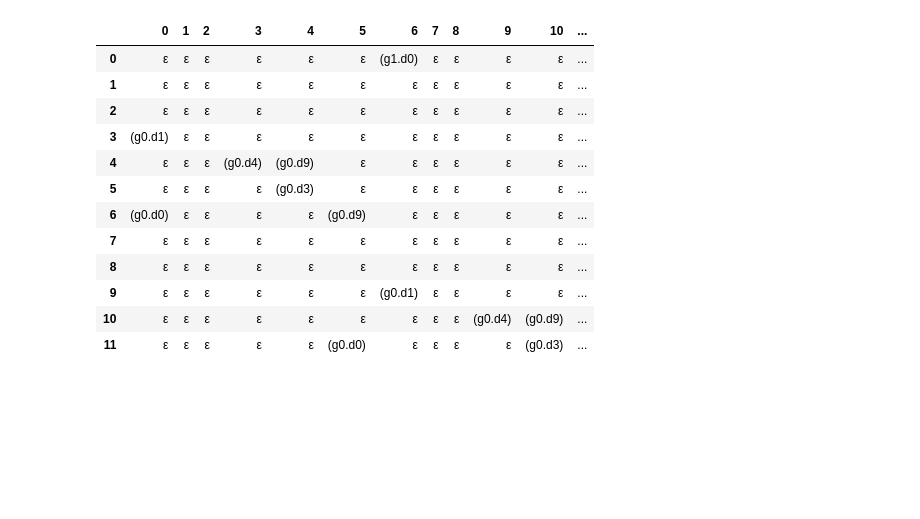
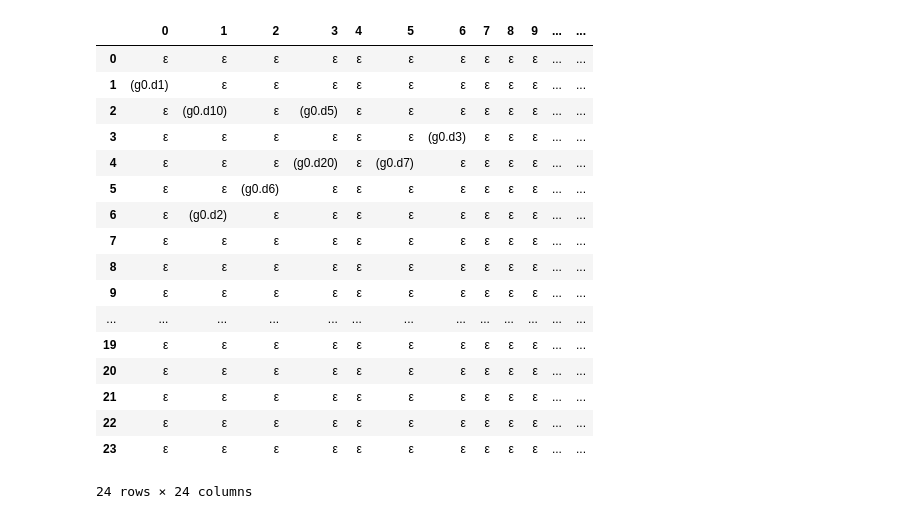
Before and after one commit to Kreijstal/electro-plating-lines, a Jupyter notebook: Experiments.ipynb, the cells around one changed output. Drawn from its saved outputs; the diff is of its cells as text; code cells hidden in the pictures; blank space fills up the shorter version.

```diff
--- a/Experiments.ipynb
+++ b/Experiments.ipynb
@@ -42,19 +25,51 @@ def print_table(data):
 
     return df.fillna('ε')
 # %%
+input_text = '''
+[0,12]=(g1.d0)
+[0,23]=(g1.d1)
+[1,0]=(g0.d1)
+[2,1]=(g0.d10)
+[2,3]=(g0.d5)
+[3,6]=(g0.d3)
+[4,3]=(g0.d20)
+[4,5]=(g0.d7)
+[5,2]=(g0.d6)
+[6,1]=(g0.d2)
+[11,4]=(g0.d8)
+[11,23]=(g1.d0)
+[12,0]=(g0.d0)
+[12,11]=(g0.d1)
+[13,12]=(g0.d1)
+[14,13]=(g0.d10)
+[14,15]=(g0.d5)
+[15,18]=(g0.d3)
+[16,15]=(g0.d20)
+[16,17]=(g0.d7)
+[17,14]=(g0.d6)
+[18,13]=(g0.d2)
+[23,11]=(g0.d0)
+[23,16]=(g0.d8)
+'''
+result = parse_file(input_text)
 print_table(result)
 # %% [output]
-|  | 0 | 1 | 2 | 3 | 4 | 5 | 6 | 7 | 8 | 9 | 10 | ... |
-| 0 | ε | ε | ε | ε | ε | ε | (g1.d0) | ε | ε | ε | ε | ... |
-| 1 | ε | ε | ε | ε | ε | ε | ε | ε | ε | ε | ε | ... |
-| 2 | ε | ε | ε | ε | ε | ε | ε | ε | ε | ε | ε | ... |
-| 3 | (g0.d1) | ε | ε | ε | ε | ε | ε | ε | ε | ε | ε | ... |
-| 4 | ε | ε | ε | (g0.d4) | (g0.d9) | ε | ε | ε | ε | ε | ε | ... |
-| 5 | ε | ε | ε | ε | (g0.d3) | ε | ε | ε | ε | ε | ε | ... |
-| 6 | (g0.d0) | ε | ε | ε | ε | (g0.d9) | ε | ε | ε | ε | ε | ... |
-| 7 | ε | ε | ε | ε | ε | ε | ε | ε | ε | ε | ε | ... |
-| 8 | ε | ε | ε | ε | ε | ε | ε | ε | ε | ε | ε | ... |
-| 9 | ε | ε | ε | ε | ε | ε | (g0.d1) | ε | ε | ε | ε | ... |
-| 10 | ε | ε | ε | ε | ε | ε | ε | ε | ε | (g0.d4) | (g0.d9) | ... |
-| 11 | ε | ε | ε | ε | ε | (g0.d0) | ε | ε | ε | ε | (g0.d3) | ... |
+|  | 0 | 1 | 2 | 3 | 4 | 5 | 6 | 7 | 8 | 9 | ... | ... |
+| 0 | ε | ε | ε | ε | ε | ε | ε | ε | ε | ε | ... | ... |
+| 1 | (g0.d1) | ε | ε | ε | ε | ε | ε | ε | ε | ε | ... | ... |
+| 2 | ε | (g0.d10) | ε | (g0.d5) | ε | ε | ε | ε | ε | ε | ... | ... |
+| 3 | ε | ε | ε | ε | ε | ε | (g0.d3) | ε | ε | ε | ... | ... |
+| 4 | ε | ε | ε | (g0.d20) | ε | (g0.d7) | ε | ε | ε | ε | ... | ... |
+| 5 | ε | ε | (g0.d6) | ε | ε | ε | ε | ε | ε | ε | ... | ... |
+| 6 | ε | (g0.d2) | ε | ε | ε | ε | ε | ε | ε | ε | ... | ... |
+| 7 | ε | ε | ε | ε | ε | ε | ε | ε | ε | ε | ... | ... |
+| 8 | ε | ε | ε | ε | ε | ε | ε | ε | ε | ε | ... | ... |
+| 9 | ε | ε | ε | ε | ε | ε | ε | ε | ε | ε | ... | ... |
+| ... | ... | ... | ... | ... | ... | ... | ... | ... | ... | ... | ... | ... |
+| 19 | ε | ε | ε | ε | ε | ε | ε | ε | ε | ε | ... | ... |
+| 20 | ε | ε | ε | ε | ε | ε | ε | ε | ε | ε | ... | ... |
+| 21 | ε | ε | ε | ε | ε | ε | ε | ε | ε | ε | ... | ... |
+| 22 | ε | ε | ε | ε | ε | ε | ε | ε | ε | ε | ... | ... |
+| 23 | ε | ε | ε | ε | ε | ε | ε | ε | ε | ε | ... | ... |
+24 rows × 24 columns
 # %%
```
Also changed, not shown: parts of 2 cells of this notebook, 6 other files.
